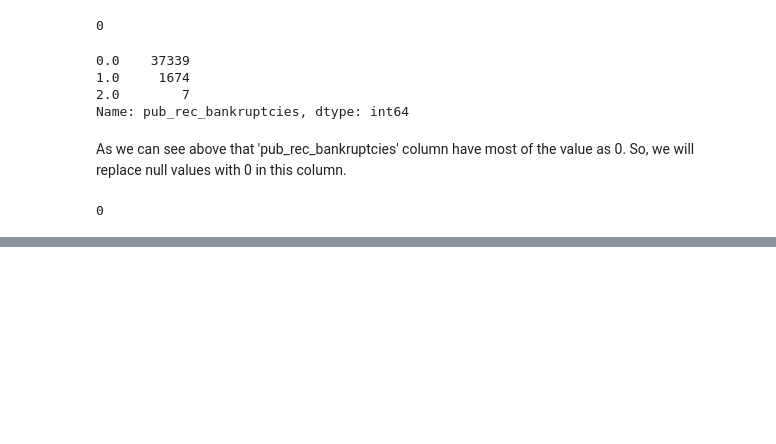
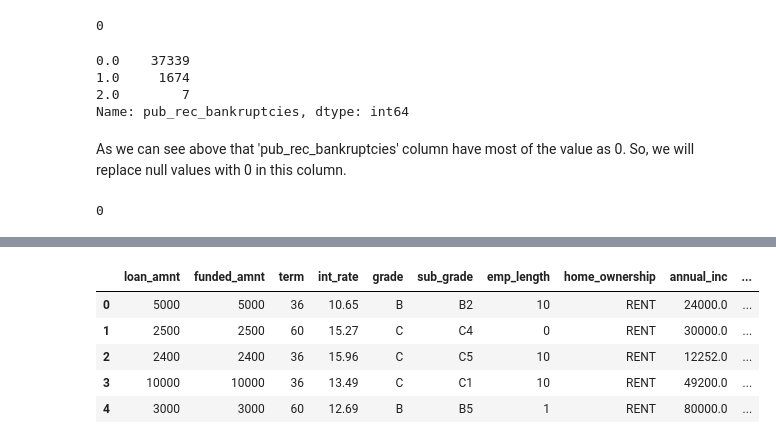
Before and after one commit to RavishankarDuMCA10/LendingClubCaseStudy, a Jupyter notebook: Lending_Club_Default_Analysis.ipynb, the cells around one changed output, grey strips where cells are left out. Cells and saved outputs as stored; diff of their text form; code cells hidden in the pictures; blank space fills up the shorter version.

```diff
--- a/Lending_Club_Default_Analysis.ipynb
+++ b/Lending_Club_Default_Analysis.ipynb
@@ -401,0 +434,11 @@ loan['pub_rec_bankruptcies'].isna().sum()
+# %%
+# Let's remove % symbol from 'int_rate' column and convert it's data type into float so that it can be used in calculations
+loan['int_rate'] = loan['int_rate'].apply(lambda x:x[:-1]).astype(float)
+
+# Let's remove 'months' from 'term' column and convert it's data type into int so that it can be used in calculations
+loan['term'] = loan['term'].apply(lambda x:x.replace(' months', '')).astype(int)
+
+# Let's reformat 'emp_length' column, if value is < 1 year then make it to 0 and 10+ then make it to 10.
+loan['emp_length'] = loan['emp_length'].apply(lambda x: 0 if '<' in x else (x.split('+')[0] if '+' in x else x.split()[0])).astype(int)
+
+print(loan.info())
@@ -401,0 +465,13 @@ loan['pub_rec_bankruptcies'].isna().sum()
+# %%
+# Convert data type of 'grade', 'sub_grade', 'home_ownership', 'verification_status',
+# 'loan_status' and 'purpose' columns from object to category
+loan['grade'] = loan['grade'].astype('category')
+loan['sub_grade'] = loan['sub_grade'].astype('category')
+loan['home_ownership'] = loan['home_ownership'].astype('category')
+loan['verification_status'] = loan['verification_status'].astype('category')
+loan['loan_status'] = loan['loan_status'].astype('category')
+loan['purpose'] = loan['purpose'].astype('category')
+
+# Convert data type of 'issue_d' to datetime
+loan['issue_d'] = pd.to_datetime(loan['issue_d'], format='%b-%y')
+print(loan.info())
@@ -401,0 +496,13 @@ loan['pub_rec_bankruptcies'].isna().sum()
+# %%
+# Setting 2 decimal point limit for all numerical data columns
+for column in loan.columns:
+    if loan[column].dtype == 'float64':
+        loan[column] = loan[column].round(2)
+loan.head()
+# %% [output]
+|  | loan_amnt | funded_amnt | term | int_rate | grade | sub_grade | emp_length | home_ownership | annual_inc | ... |
+| 0 | 5000 | 5000 | 36 | 10.65 | B | B2 | 10 | RENT | 24000.0 | ... |
+| 1 | 2500 | 2500 | 60 | 15.27 | C | C4 | 0 | RENT | 30000.0 | ... |
+| 2 | 2400 | 2400 | 36 | 15.96 | C | C5 | 10 | RENT | 12252.0 | ... |
+| 3 | 10000 | 10000 | 36 | 13.49 | C | C1 | 10 | RENT | 49200.0 | ... |
+| 4 | 3000 | 3000 | 60 | 12.69 | B | B5 | 1 | RENT | 80000.0 | ... |
```
Also changed, not shown: parts of 23 cells of this notebook.
